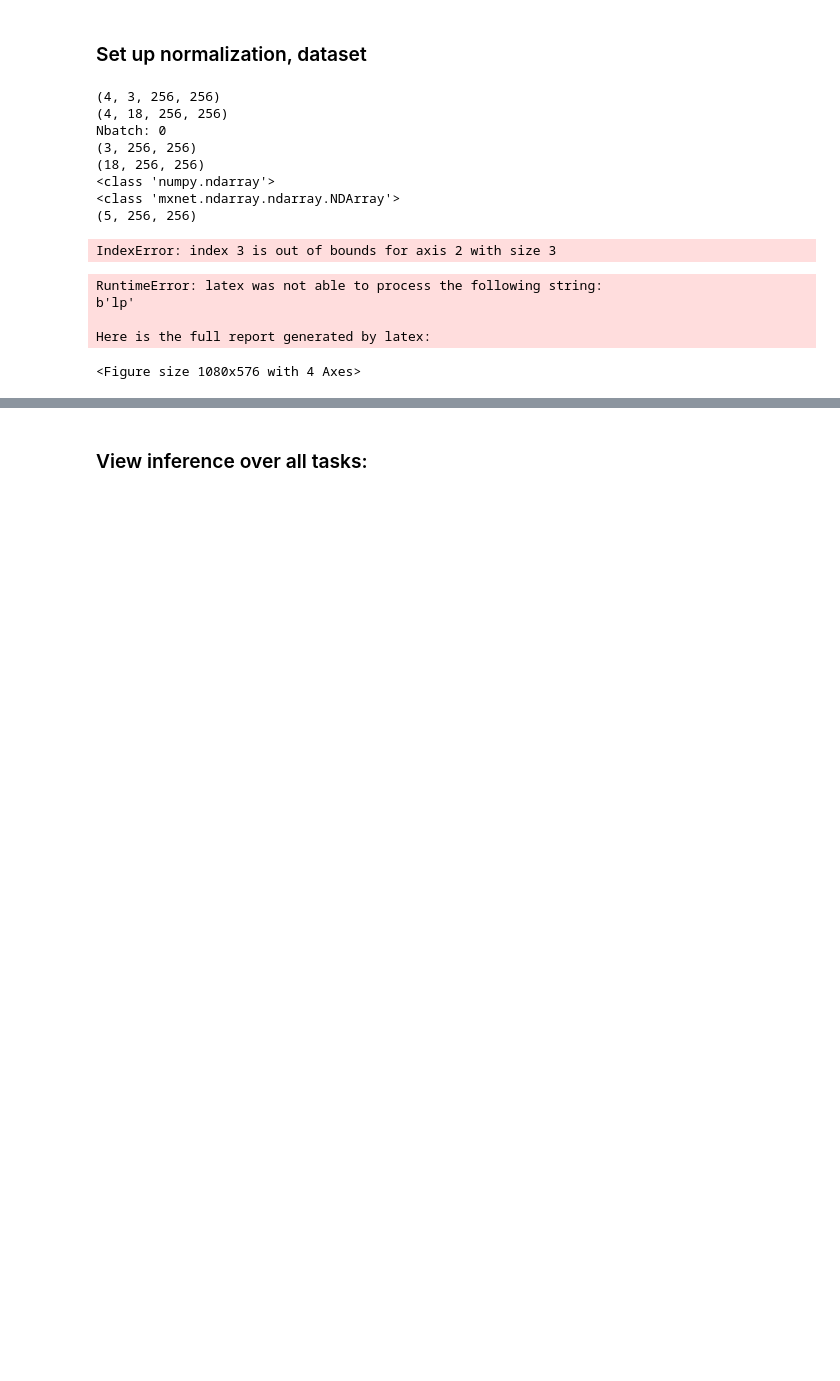
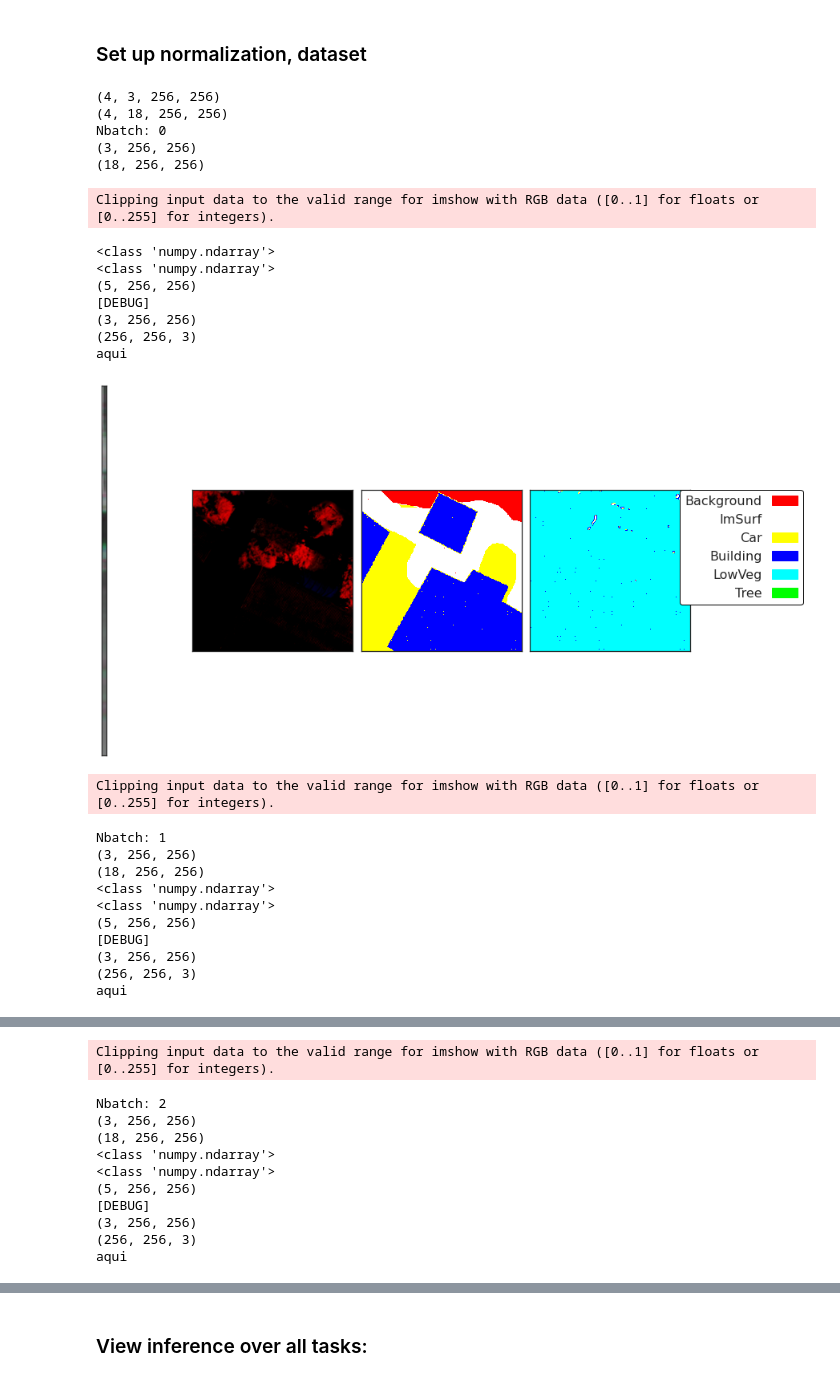
Before and after one commit to thimabru1010/resuneta, a Jupyter notebook: resuneta/demo/InferenceDemo.ipynb, the cells around one changed output, grey strips where cells are left out. Cells and saved outputs as stored; diff of their text form; code cells hidden in the pictures; blank space fills up the shorter version.

```diff
--- a/resuneta/demo/InferenceDemo.ipynb
+++ b/resuneta/demo/InferenceDemo.ipynb
@@ -66,7 +66,7 @@ from matplotlib.colors import hsv_to_rgb
 def view_slice_n_all_preds( _img,_GT,_preds,_threshold=0.5,_figsize=(12,15),fig_name=None):
 
 
-    _img = _img.asnumpy()
+    _img = _img.asnumpy().transpose((1, 2, 0))
 
     img2 = tnorm.restore(_img)
 
@@ -243,7 +243,7 @@ def view_slice_n_preds( _img,_GT,_preds,_threshold=0.5,_figsize=(15,5),fig_name=
 
     _img = _img.asnumpy()
 
-    img2 = tnorm.restore(_img)
+    img2 = tnorm.restore(_img.transpose((1, 2, 0)))
 
     _GT = _GT[:NClasses,:,:].asnumpy()
     print(type(_GT))
@@ -307,14 +307,19 @@ def view_slice_n_preds( _img,_GT,_preds,_threshold=0.5,_figsize=(15,5),fig_name=
     location='upper right'
     axPREDS.legend(handles=patches,edgecolor=edgc,framealpha=1.0,bbox_to_anchor=loc, loc=location,frameon=True,markerscale=1.25,markerfirst=False,fancybox=True, borderaxespad=0.,fontsize=fontsize)
 
+    print('[DEBUG]')
+    print(_img.shape)
+    print(_img.transpose([1,2,0]).shape)
 
-    axDEMS.imshow(_img.transpose([1,2,0])[:,:,4],cmap='Greys_r',rasterized=True)
+    axDEMS.imshow(_img.transpose([1,2,0]),cmap='Greys_r',rasterized=True)
     axPREDS.imshow(_preds,cmap=cmap,norm=norm,interpolation=None,rasterized=True)
 
     plt.tight_layout()
 
-    if fig_name is not None:
-        plt.savefig(r'../images/{}'.format(fig_name))
+    print('aqui')
+    plt.show()
+#     if fig_name is not None:
+#         plt.savefig(r'results/{}'.format(fig_name))
 # %% [markdown]
 ### Set up normalization, dataset
 # %%
@@ -323,8 +328,7 @@ def view_slice_n_preds( _img,_GT,_preds,_threshold=0.5,_figsize=(15,5),fig_name=
 from resuneta.src.NormalizeDataset import Normalize
 from mxnet.gluon.data.vision import transforms
 tnorm = Normalize()
-ttrans = transforms.Compose([transforms.ToTensor()])
 
 # @@@@@@@@@@@ MODIFY HERE WITH THE ROOT LOCATION WHERE YOU HAVE THE DATA @@@@@@@@@@@@@@@@@@@@@@@@@@@@@@@@@@@@@@@@@@@
-dataset = ISPRSDataset(root=r'/media/thimabru/ssd/TCC/Resuneta_multasking_amazon/DATASETS/patch_size=256_stride=256_norm_type=1_data_aug=False',mode='train',color=True,mtsk=True,norm=tnorm, transform=ttrans)
+dataset = ISPRSDataset(root=r'/media/thimabru/ssd/TCC/Resuneta_multasking_amazon/DATASETS/patch_size=256_stride=256_norm_type=1_data_aug=False',mode='train',color=True,mtsk=True,norm=tnorm)
 datagen = gluon.data.DataLoader(dataset,batch_size=Nbatch,shuffle=True)
@@ -331,29 +339,40 @@ datagen = gluon.data.DataLoader(dataset,batch_size=Nbatch,shuffle=True)
 # %%
 for imgs, labels in datagen:
     with autograd.predict_mode():
         # imgs = gluon.utils.split_and_load(imgs, [ctx])
         preds1, preds2, preds3, preds4 = mynet(imgs.copyto(mx.gpu(0)))
     break
 
 print(imgs.shape)
 print(labels.shape)
 for idx in range(Nbatch):
     print(f"Nbatch: {idx}")
     print(imgs[idx].shape)
     print(labels[idx].shape)
-    view_slice_n_preds(imgs[idx],labels[idx],preds1[idx],_figsize=(15,8))
+    view_slice_n_preds(imgs[idx],labels[idx],preds1[idx].asnumpy(),_figsize=(15,8), fig_name='preds.jpg')
 # %% [output]
 (4, 3, 256, 256)
 (4, 18, 256, 256)
 Nbatch: 0
 (3, 256, 256)
 (18, 256, 256)
-<class 'numpy.ndarray'>
-<class 'mxnet.ndarray.ndarray.NDArray'>
-(5, 256, 256)
-IndexError: index 3 is out of bounds for axis 2 with size 3
+Clipping input data to the valid range for imshow with RGB data ([0..1] for floats or [0..255] for integers).
-RuntimeError: latex was not able to process the following string:
-b'lp'
-
-Here is the full report generated by latex:
+<class 'numpy.ndarray'>
+<class 'numpy.ndarray'>
+(5, 256, 256)
+[DEBUG]
+(3, 256, 256)
+(256, 256, 3)
+aqui
+[figure, added]
-<Figure size 1080x576 with 4 Axes>
+Clipping input data to the valid range for imshow with RGB data ([0..1] for floats or [0..255] for integers).
+Nbatch: 1
+(3, 256, 256)
+(18, 256, 256)
+<class 'numpy.ndarray'>
+<class 'numpy.ndarray'>
+(5, 256, 256)
+[DEBUG]
+(3, 256, 256)
+(256, 256, 3)
+aqui
@@ -359,0 +380,11 @@ Here is the full report generated by latex:
+Clipping input data to the valid range for imshow with RGB data ([0..1] for floats or [0..255] for integers).
+Nbatch: 2
+(3, 256, 256)
+(18, 256, 256)
+<class 'numpy.ndarray'>
+<class 'numpy.ndarray'>
+(5, 256, 256)
+[DEBUG]
+(3, 256, 256)
+(256, 256, 3)
+aqui
```
Also changed, not shown: parts of 3 cells of this notebook, 3 other files.
